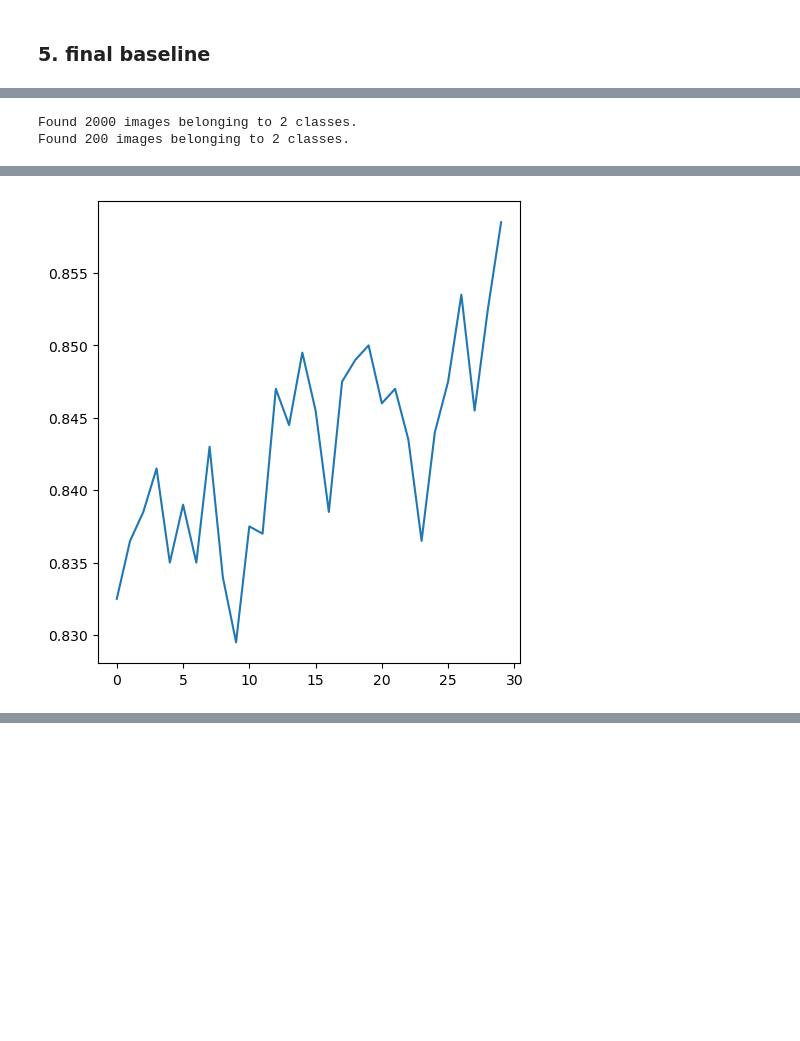
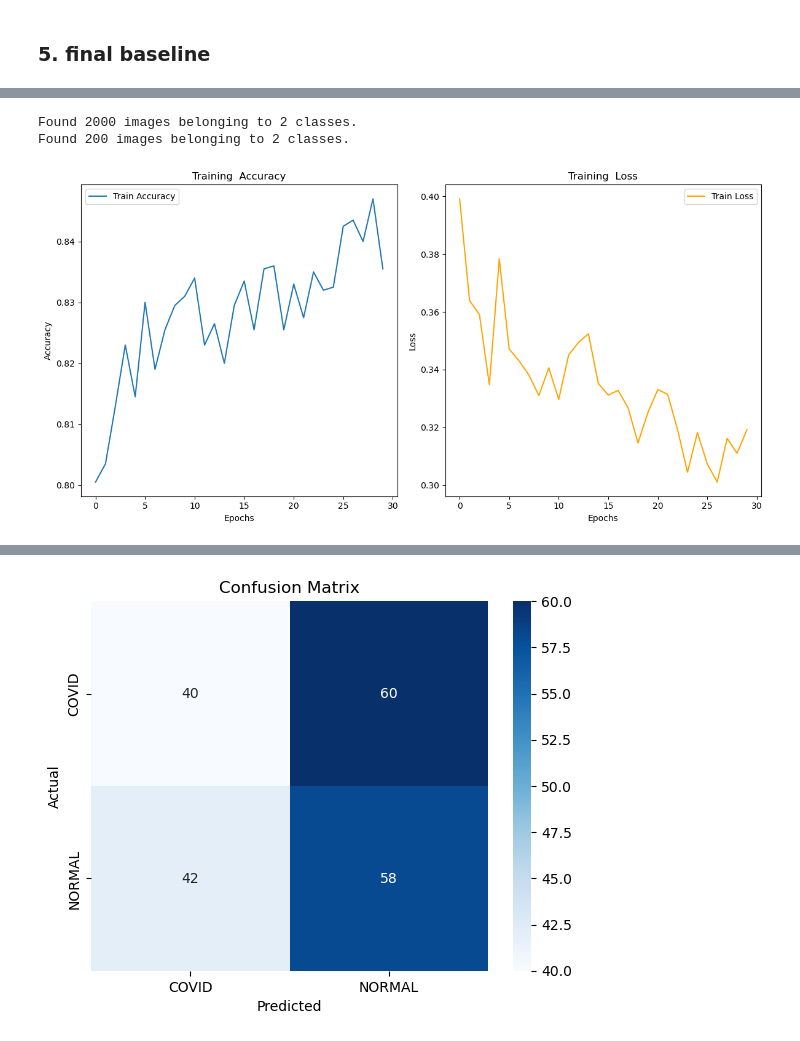
Before and after one commit to marcinjedrych/Project-AI, a Jupyter notebook: baseline.ipynb, the cells around one changed output, grey strips where cells are left out. Saved outputs shown, nothing was run; the diff lists cells and outputs as text; code cells hidden in the pictures; blank space fills up the shorter version.

```diff
--- a/baseline.ipynb
+++ b/baseline.ipynb
@@ -292,10 +292,10 @@ Best optimizer: sgd
 # %%
 full_data_gen = training_data_Pipeline(128, img_size, 'covid xray/train_val')
 
-learning_rate = 0.001
+learning_rate = 0.0001
 dropout_rate = 0.3
 filters = 32
-optimizer = 'sgd'
+optimizer = 'adam'
 
 final_model = models.Sequential()
 
@@ -350,58 +350,48 @@ Epoch 30/30
 # %%
+from sklearn.metrics import confusion_matrix
+import seaborn as sns
+
 test_data_gen = test_validation_data_Pipeline(batch_size, img_size, 'covid xray/train_val', test_dir)
-
 
 plt.figure(figsize=(12, 6))
 plt.subplot(1, 2, 1)
 plt.plot(history.history['accuracy'], label='Train Accuracy')
-plt.plot(history.history['val_accuracy'], label='Val Accuracy')
-plt.title('Training and Validation Accuracy')
+
+plt.title('Training  Accuracy')
 plt.xlabel('Epochs')
 plt.ylabel('Accuracy')
 plt.legend()
 
 plt.subplot(1, 2, 2)
-plt.plot(history.history['loss'], label='Train Loss')
-plt.plot(history.history['val_loss'], label='Val Loss')
-plt.title('Training and Validation Loss')
+plt.plot(history.history['loss'], label='Train Loss', color='orange')
+plt.title('Training  Loss')
 plt.xlabel('Epochs')
 plt.ylabel('Loss')
 plt.legend()
 
 plt.tight_layout()
 plt.show()
 
 #Save the model to disk and load it back
 final_model.save('covid_xray_model.h5')  # Save the model
 loaded_model = tf.keras.models.load_model('covid_xray_model.h5')  # Load the model
 
-# Test the model on the test dataset and print the performance metrics
-test_loss, test_accuracy = loaded_model.evaluate(test_data_gen)
-print(f"Test Accuracy: {test_accuracy * 100:.2f}%")
-print(f"Test Loss: {test_loss:.4f}")
+test_data_gen = test_validation_data_Pipeline(batch_size, img_size, 'covid xray/train_val', test_dir)
+loss, auc, accuracy = loaded_model.evaluate(test_data_gen)
 
-# Confusion matrix
-y_true = []
-y_pred = []
+y_true = test_data_gen.classes
+y_pred_probs = final_model.predict(test_data_gen)
+y_pred = (y_pred_probs > 0.5).astype(int).flatten()
+print(f"Test Loss: {loss:.4f}")
+print(f"Test Accuracy: {accuracy:.4f}")
 
-# Get true labels and predicted labels
-for images, labels in test_data_gen:
-    y_true.extend(labels.numpy())
-    y_pred.extend(loaded_model.predict(images))
-
-# Convert predictions to binary (0 or 1)
-y_pred = [1 if pred > 0.5 else 0 for pred in y_pred]
-
-# Calculate confusion matrix
 cm = confusion_matrix(y_true, y_pred)
-
-# Plot confusion matrix
-plt.figure(figsize=(6, 5))
-sns.heatmap(cm, annot=True, fmt='d', cmap='Blues', xticklabels=['Negative', 'Positive'], yticklabels=['Negative', 'Positive'])
-plt.title('Confusion Matrix')
-plt.xlabel('Predicted')
-plt.ylabel('True')
+sns.heatmap(cm, annot=True, fmt="d", cmap="Blues", xticklabels=test_data_gen.class_indices.keys(), yticklabels=test_data_gen.class_indices.keys())
+plt.xlabel("Predicted")
+plt.ylabel("Actual")
+plt.title("Confusion Matrix")
 plt.show()
 # %% [output]
 Found 2000 images belonging to 2 classes.
 Found 200 images belonging to 2 classes.
+[figure, new version]
@@ -409 +399,0 @@ KeyError: 'val_accuracy'
-[figure, old version]
@@ -409,0 +406 @@ KeyError: 'val_accuracy'
+[figure, added]
```
Also changed, not shown: parts of 8 cells of this notebook, 34 other files.
